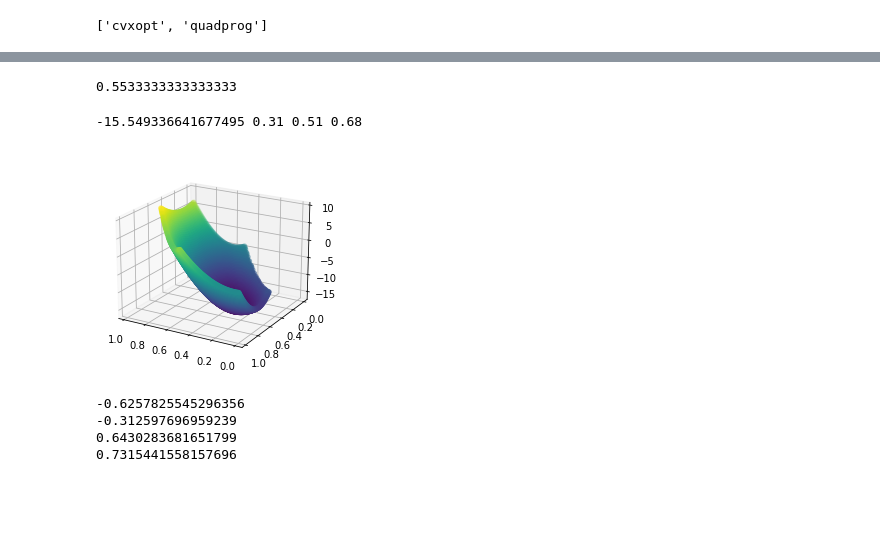
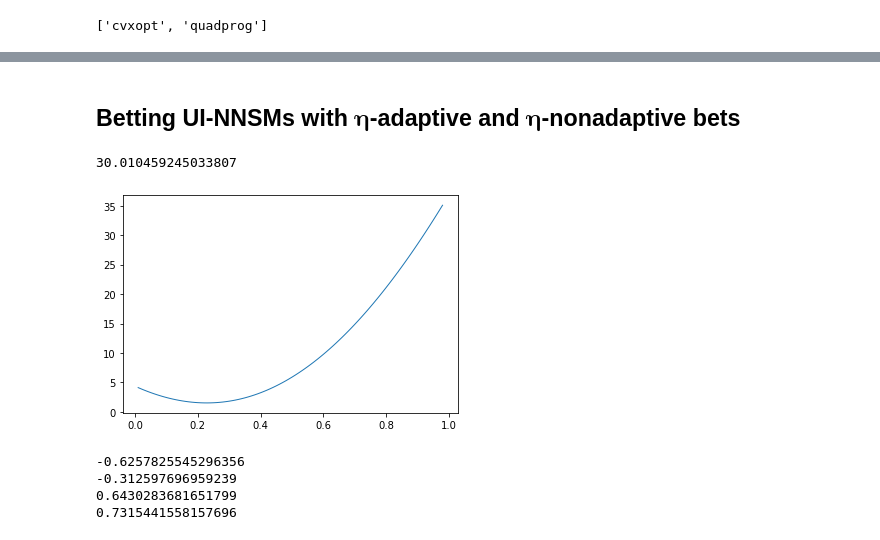
Before and after one commit to spertus/UI-TS, a Jupyter notebook: Code/stratMartExample.ipynb, the cells around one changed output, grey strips where cells are left out. Saved outputs shown, nothing was run; the diff lists cells and outputs as text; code cells hidden in the pictures; blank space fills up the shorter version.

```diff
--- a/Code/stratMartExample.ipynb
+++ b/Code/stratMartExample.ipynb
@@ -241,42 +24,23 @@ log_sum_mart = lambda eta, theta_func, lam_func, samples: np.log(np.sum(theta_fu
+# %% [markdown]
+## Betting UI-NNSMs with $\boldsymbol{\eta}$-adaptive and $\boldsymbol{\eta}$-nonadaptive bets
 # %%
 N = np.array([1000, 1000, 1000])
-n = [50, 50, 50]
+n = [50, 50, 100]
 w = N/np.sum(N)
 K = 3
+eta = np.ones(K)/K
 
-#samples = [0.5 * np.ones(n[0]), 0.5 * np.ones(n[1]), 0.6 * np.ones(n[2])]
+samples = [0.5 * np.ones(n[0]), 0.5 * np.ones(n[1]), 0.6 * np.ones(n[2])]
 #samples = [np.random.normal(0.4, .05, n[0]), np.random.normal(0.7, .05, n[1]), np.random.normal(0.7, .05, n[2])]
-samples = [np.random.binomial(1, 0.4, n[0]), np.random.binomial(1, 0.5, n[1]), np.random.binomial(1, 0.7, n[2])]
-np.mean(samples)
+#samples = [np.random.binomial(1, 0.4, n[0]), np.random.binomial(1, 0.5, n[1]), np.random.binomial(1, 0.7, n[2])]
+
+intersection_mart(x = samples, eta = eta, lam_func = Bets.lam_fixed, combine = "product", log = True)
 # %% [output]
-0.5533333333333333
+30.010459245033807
-# %%
-eta_grid = np.arange(0.01,.99,step=1e-2)
-xs, ys, zs, objs = [], [], [], []
-fig = plt.figure()
-ax = fig.add_subplot(projection='3d')
-
-for x in eta_grid:
-    for y in eta_grid:
-        #z = 1/np.maximum(1,np.exp(global_log_mart(eta = np.array([x, y, 1-x-y]))))
-        z = (1/2 - w[0]*x-w[1]*y)/w[2]
-        if z > 1 or z < 0: continue
-        #obj = log_prod_mart(eta = np.array([x, y, z]), lam_func = lam_fixed)
-        obj = log_prod_mart(eta = np.array([x, y, z]), lam_func = lam_smooth_predictable)
-        #obj = log_sum_mart(eta = np.array([x, y, z]), theta_func = theta_fixed, lam_func = lam_fixed, samples = samples)
-        #obj = log_sum_mart(eta = np.array([x, y, z]), theta_func = theta_max_predictable, lam_func = lam_fixed, samples = samples)
-        xs.append(x)
-        ys.append(y)
-        zs.append(z)
-        objs.append(obj)
-ax.scatter(xs, ys, objs, c = objs)
-
-print(np.min(objs), xs[np.argmin(objs)], ys[np.argmin(objs)], zs[np.argmin(objs)])
-ax.view_init(20, 120)
-plt.show()
-# %% [output]
--15.549336641677495 0.31 0.51 0.68
-[figure, removed]
+# %%
+plot_marts_eta(x = samples[1:3], N = N[1:3], lam_func = Bets.lam_smooth, combine = "product", log = True)
+# %% [output]
+[figure, added]
 # %%
 #print(global_log_mart(np.array([0.5, 0, 1])))
 #print(global_log_mart(np.array([.5, .5, .5])))
```
Also changed, not shown: parts of 17 cells of this notebook.
